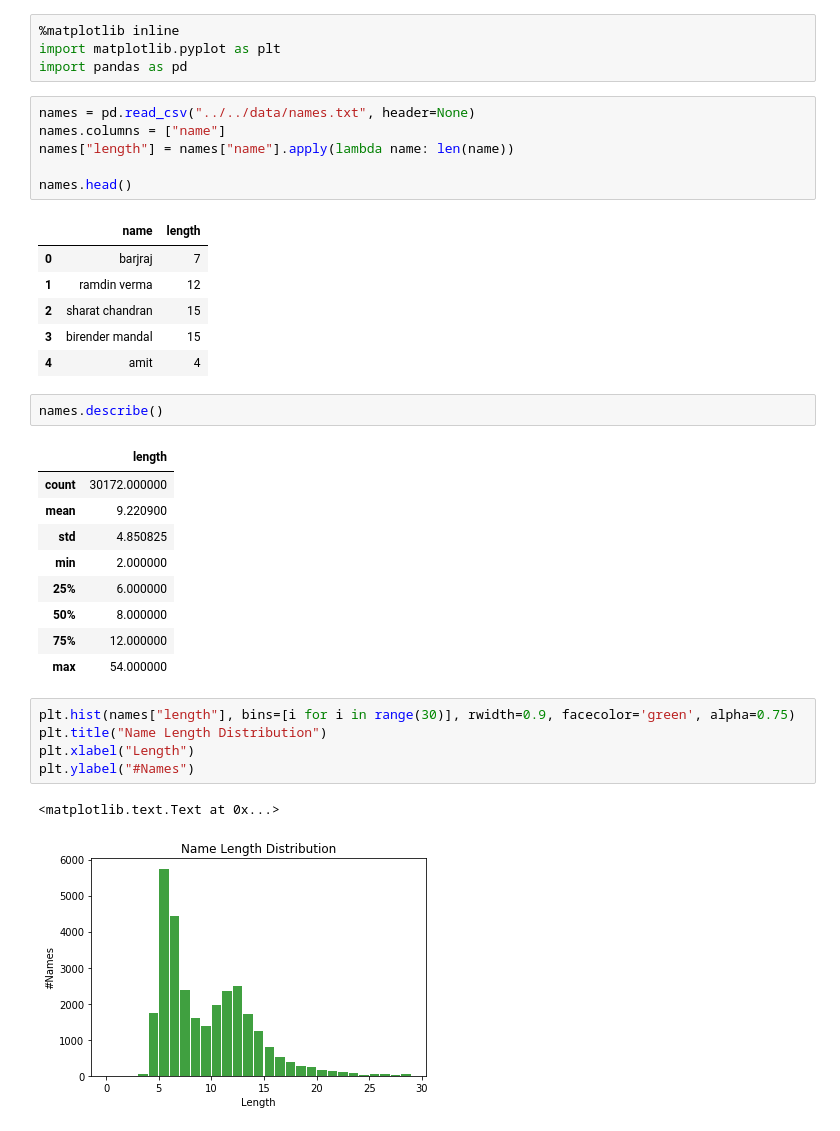
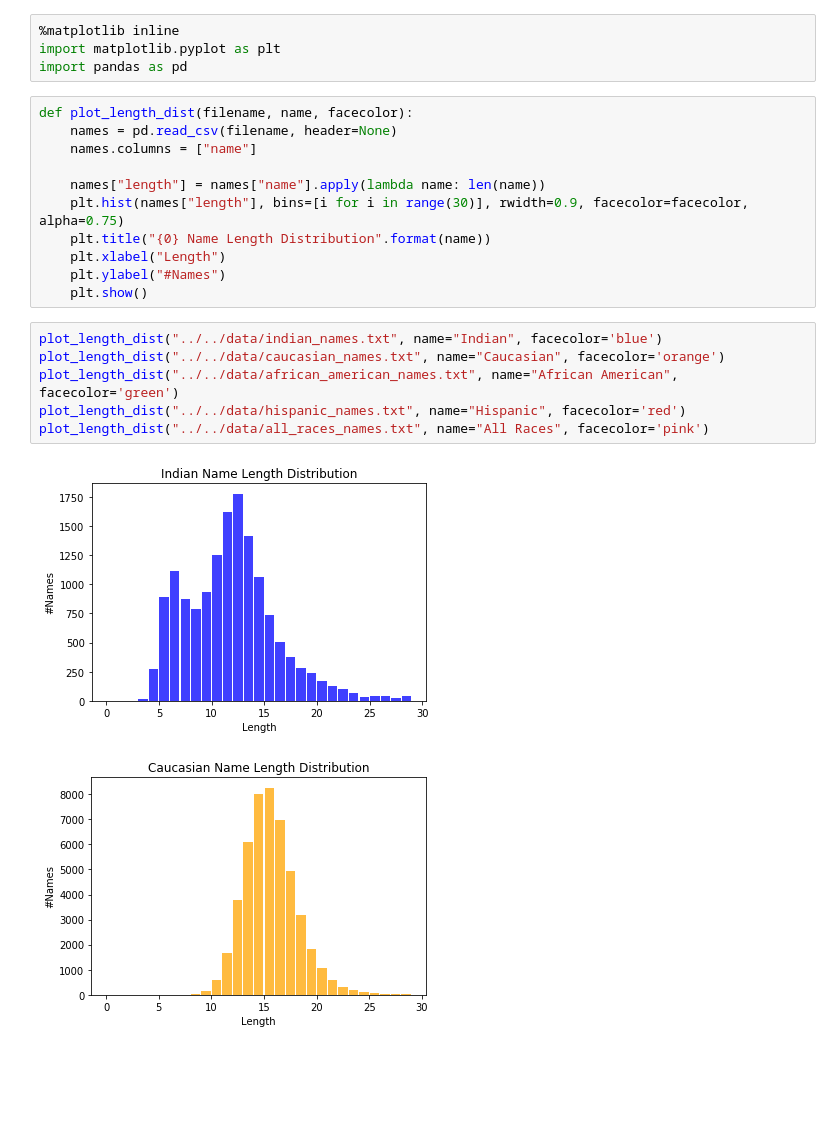
Before and after one commit to madaan/char-rnn-names, a Jupyter notebook: src/features/exploration.ipynb, the cells around one changed output. Saved outputs shown, nothing was run; the diff lists cells and outputs as text; blank space fills up the shorter version.

Commit message:
Add name length distribution plots

```diff
--- a/src/features/exploration.ipynb
+++ b/src/features/exploration.ipynb
@@ -2,36 +2,23 @@
 %matplotlib inline
 import matplotlib.pyplot as plt
 import pandas as pd
-# %%
-names = pd.read_csv("../../data/names.txt", header=None)
-names.columns = ["name"]
-names["length"] = names["name"].apply(lambda name: len(name))
-
-names.head()
-# %% [output]
-|  | name | length |
-| 0 | barjraj | 7 |
-| 1 | ramdin verma | 12 |
-| 2 | sharat chandran | 15 |
-| 3 | birender mandal | 15 |
-| 4 | amit | 4 |
-# %%
-names.describe()
-# %% [output]
-|  | length |
-| count | 30172.000000 |
-| mean | 9.220900 |
-| std | 4.850825 |
-| min | 2.000000 |
-| 25% | 6.000000 |
-| 50% | 8.000000 |
-| 75% | 12.000000 |
-| max | 54.000000 |
 # %%
-plt.hist(names["length"], bins=[i for i in range(30)], rwidth=0.9, facecolor='green', alpha=0.75)
-plt.title("Name Length Distribution")
-plt.xlabel("Length")
-plt.ylabel("#Names")
+def plot_length_dist(filename, name, facecolor):
+    names = pd.read_csv(filename, header=None)
+    names.columns = ["name"]
+
+    names["length"] = names["name"].apply(lambda name: len(name))
+    plt.hist(names["length"], bins=[i for i in range(30)], rwidth=0.9, facecolor=facecolor, alpha=0.75)
+    plt.title("{0} Name Length Distribution".format(name))
+    plt.xlabel("Length")
+    plt.ylabel("#Names")
+    plt.show()
-# %% [output]
-<matplotlib.text.Text at 0x...>
-[figure, removed]
+# %%
+plot_length_dist("../../data/indian_names.txt", name="Indian", facecolor='blue')
+plot_length_dist("../../data/caucasian_names.txt", name="Caucasian", facecolor='orange')
+plot_length_dist("../../data/african_american_names.txt", name="African American", facecolor='green')
+plot_length_dist("../../data/hispanic_names.txt", name="Hispanic", facecolor='red')
+plot_length_dist("../../data/all_races_names.txt", name="All Races", facecolor='pink')
+# %% [output]
+[figure, added]
+[figure, added]
```
Also changed, not shown: parts of 4 cells of this notebook, 6 other files.
